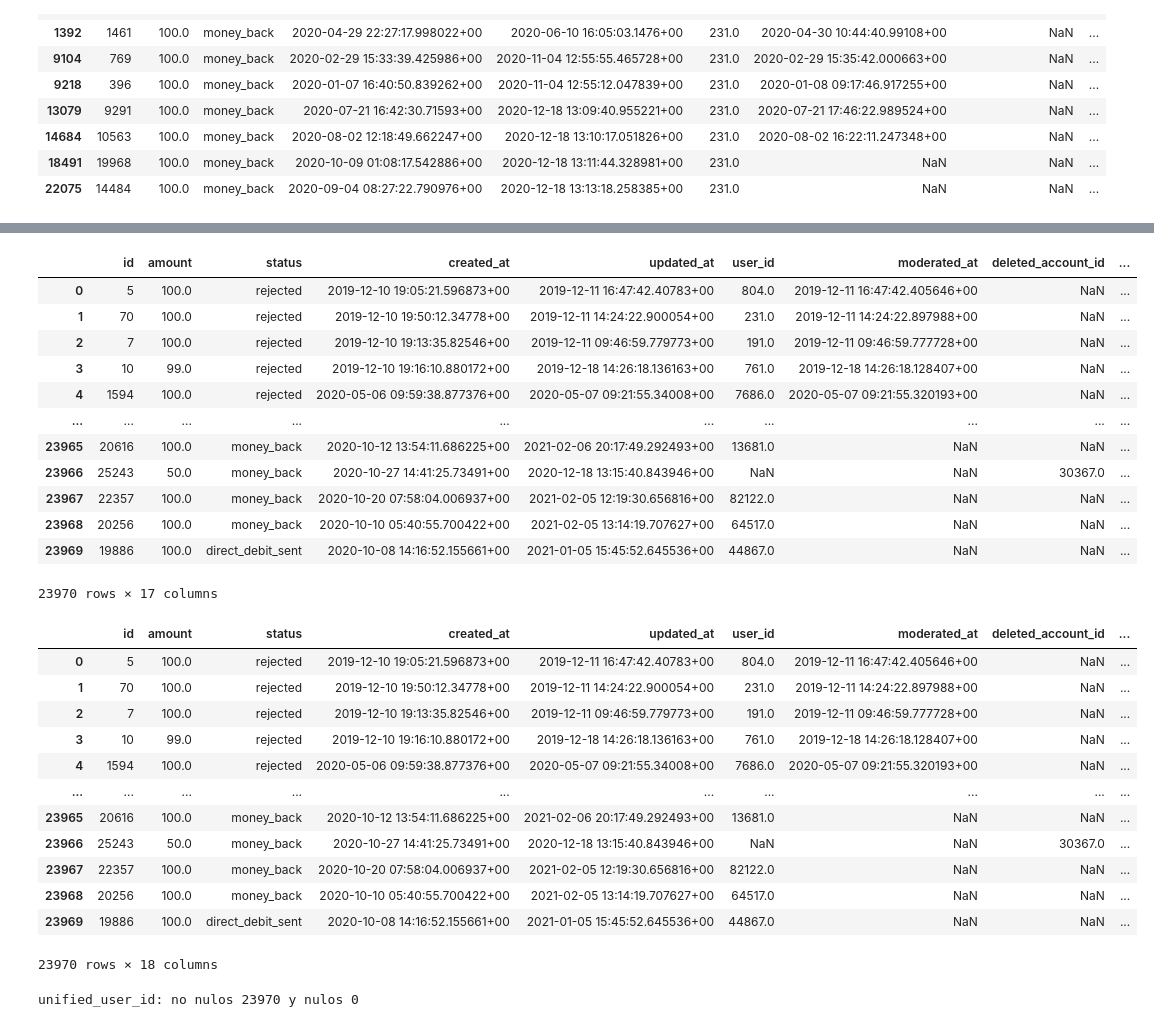
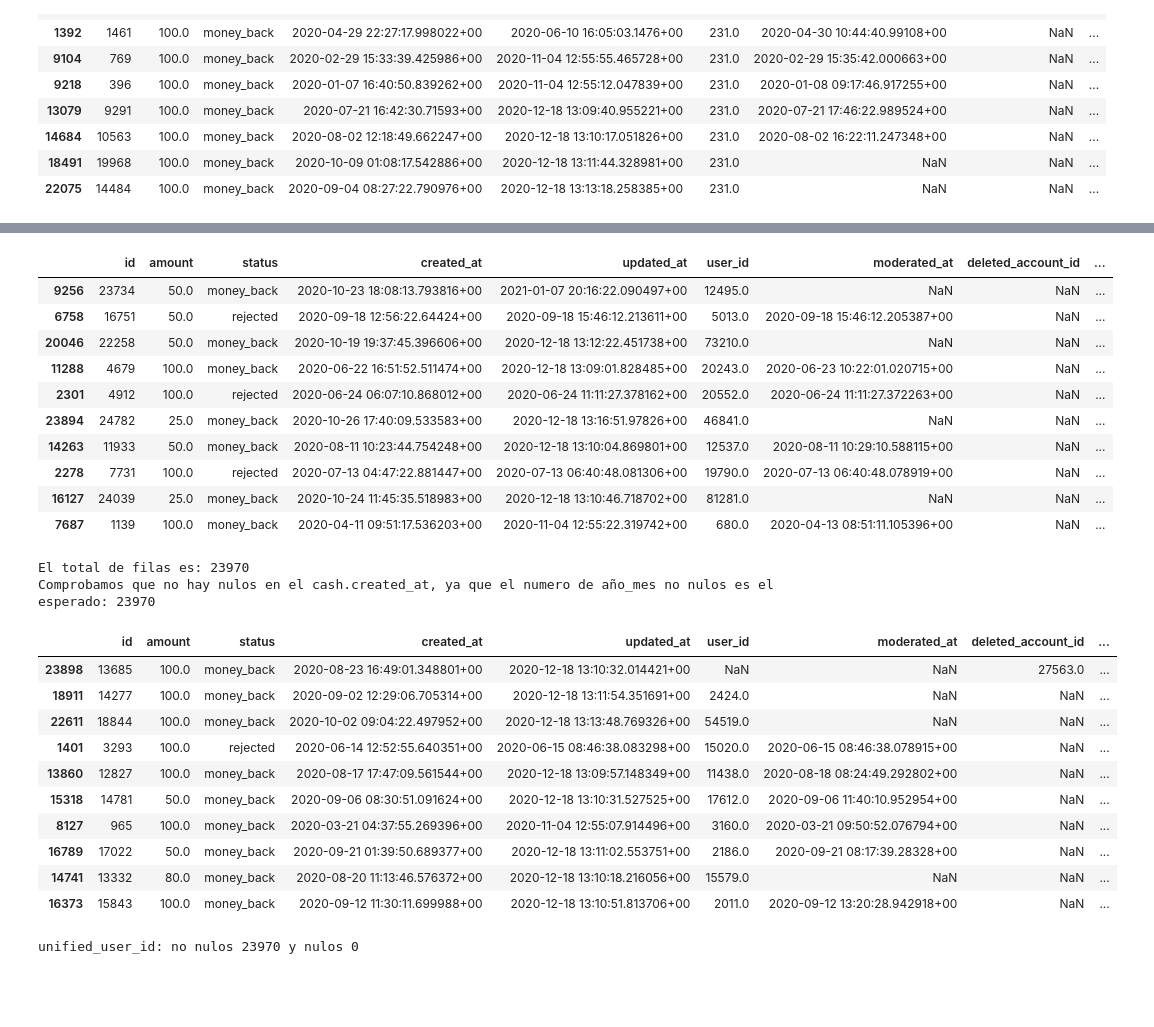
Before and after one commit to moiatgit/project-1-ironhack-payments-es, a Jupyter notebook: grupo3.ipynb, the cells around one changed output, grey strips where cells are left out. Saved outputs shown, nothing was run; the diff lists cells and outputs as text; code cells hidden in the pictures; blank space fills up the shorter version.

```diff
--- a/grupo3.ipynb
+++ b/grupo3.ipynb
@@ -276,42 +321,44 @@ Comprobamos que no hay nulos en el cash.created_at
 # %%
-# Creamos una columna con la cohorte en cash
-
-# cash['año_mes'] = cash['created_at'].dt.date  # versión alternativa que no funciona en todas las instalaciones
+# Creamos una columna con el año-mes
 
 cash['año_mes'] = pd.to_datetime(cash['created_at']).dt.strftime('%Y-%m')
-cash
+cash.sample(10)
 # %% [output]
 |  | id | amount | status | created_at | updated_at | user_id | moderated_at | deleted_account_id | ... |
-| 0 | 5 | 100.0 | rejected | 2019-12-10 19:05:21.596873+00 | 2019-12-11 16:47:42.40783+00 | 804.0 | 2019-12-11 16:47:42.405646+00 | NaN | ... |
-| 1 | 70 | 100.0 | rejected | 2019-12-10 19:50:12.34778+00 | 2019-12-11 14:24:22.900054+00 | 231.0 | 2019-12-11 14:24:22.897988+00 | NaN | ... |
-| 2 | 7 | 100.0 | rejected | 2019-12-10 19:13:35.82546+00 | 2019-12-11 09:46:59.779773+00 | 191.0 | 2019-12-11 09:46:59.777728+00 | NaN | ... |
-| 3 | 10 | 99.0 | rejected | 2019-12-10 19:16:10.880172+00 | 2019-12-18 14:26:18.136163+00 | 761.0 | 2019-12-18 14:26:18.128407+00 | NaN | ... |
-| 4 | 1594 | 100.0 | rejected | 2020-05-06 09:59:38.877376+00 | 2020-05-07 09:21:55.34008+00 | 7686.0 | 2020-05-07 09:21:55.320193+00 | NaN | ... |
-| ... | ... | ... | ... | ... | ... | ... | ... | ... | ... |
-| 23965 | 20616 | 100.0 | money_back | 2020-10-12 13:54:11.686225+00 | 2021-02-06 20:17:49.292493+00 | 13681.0 | NaN | NaN | ... |
-| 23966 | 25243 | 50.0 | money_back | 2020-10-27 14:41:25.73491+00 | 2020-12-18 13:15:40.843946+00 | NaN | NaN | 30367.0 | ... |
-| 23967 | 22357 | 100.0 | money_back | 2020-10-20 07:58:04.006937+00 | 2021-02-05 12:19:30.656816+00 | 82122.0 | NaN | NaN | ... |
-| 23968 | 20256 | 100.0 | money_back | 2020-10-10 05:40:55.700422+00 | 2021-02-05 13:14:19.707627+00 | 64517.0 | NaN | NaN | ... |
-| 23969 | 19886 | 100.0 | direct_debit_sent | 2020-10-08 14:16:52.155661+00 | 2021-01-05 15:45:52.645536+00 | 44867.0 | NaN | NaN | ... |
+| 9256 | 23734 | 50.0 | money_back | 2020-10-23 18:08:13.793816+00 | 2021-01-07 20:16:22.090497+00 | 12495.0 | NaN | NaN | ... |
+| 6758 | 16751 | 50.0 | rejected | 2020-09-18 12:56:22.64424+00 | 2020-09-18 15:46:12.213611+00 | 5013.0 | 2020-09-18 15:46:12.205387+00 | NaN | ... |
+| 20046 | 22258 | 50.0 | money_back | 2020-10-19 19:37:45.396606+00 | 2020-12-18 13:12:22.451738+00 | 73210.0 | NaN | NaN | ... |
+| 11288 | 4679 | 100.0 | money_back | 2020-06-22 16:51:52.511474+00 | 2020-12-18 13:09:01.828485+00 | 20243.0 | 2020-06-23 10:22:01.020715+00 | NaN | ... |
+| 2301 | 4912 | 100.0 | rejected | 2020-06-24 06:07:10.868012+00 | 2020-06-24 11:11:27.378162+00 | 20552.0 | 2020-06-24 11:11:27.372263+00 | NaN | ... |
+| 23894 | 24782 | 25.0 | money_back | 2020-10-26 17:40:09.533583+00 | 2020-12-18 13:16:51.97826+00 | 46841.0 | NaN | NaN | ... |
+| 14263 | 11933 | 50.0 | money_back | 2020-08-11 10:23:44.754248+00 | 2020-12-18 13:10:04.869801+00 | 12537.0 | 2020-08-11 10:29:10.588115+00 | NaN | ... |
+| 2278 | 7731 | 100.0 | rejected | 2020-07-13 04:47:22.881447+00 | 2020-07-13 06:40:48.081306+00 | 19790.0 | 2020-07-13 06:40:48.078919+00 | NaN | ... |
+| 16127 | 24039 | 25.0 | money_back | 2020-10-24 11:45:35.518983+00 | 2020-12-18 13:10:46.718702+00 | 81281.0 | NaN | NaN | ... |
+| 7687 | 1139 | 100.0 | money_back | 2020-04-11 09:51:17.536203+00 | 2020-11-04 12:55:22.319742+00 | 680.0 | 2020-04-13 08:51:11.105396+00 | NaN | ... |
-23970 rows × 17 columns
+# %%
+# 1a. Estudiamos cálculo de año-mes
+total_filas = len(cash)
+print(f"El total de filas es: {total_filas}")
+print("Comprobamos que no hay nulos en el cash.created_at, ya que el numero de año_mes no nulos es el esperado:", (len(cash["año_mes"])))
+# %% [output]
+El total de filas es: 23970
+Comprobamos que no hay nulos en el cash.created_at, ya que el numero de año_mes no nulos es el esperado: 23970
 # %%
-# Crear una columna que contenga el user_id y si es NaN, que contenga el deleted_account_id. Le llamamos: unified_user_id
+# 1b. Unificamos el user_id con el delete_account_id.
 cash['unified_user_id'] = cash['user_id'].fillna(cash['deleted_account_id'])
-cash
+cash.sample(10)
 # %% [output]
 |  | id | amount | status | created_at | updated_at | user_id | moderated_at | deleted_account_id | ... |
-| 0 | 5 | 100.0 | rejected | 2019-12-10 19:05:21.596873+00 | 2019-12-11 16:47:42.40783+00 | 804.0 | 2019-12-11 16:47:42.405646+00 | NaN | ... |
-| 1 | 70 | 100.0 | rejected | 2019-12-10 19:50:12.34778+00 | 2019-12-11 14:24:22.900054+00 | 231.0 | 2019-12-11 14:24:22.897988+00 | NaN | ... |
-| 2 | 7 | 100.0 | rejected | 2019-12-10 19:13:35.82546+00 | 2019-12-11 09:46:59.779773+00 | 191.0 | 2019-12-11 09:46:59.777728+00 | NaN | ... |
-| 3 | 10 | 99.0 | rejected | 2019-12-10 19:16:10.880172+00 | 2019-12-18 14:26:18.136163+00 | 761.0 | 2019-12-18 14:26:18.128407+00 | NaN | ... |
-| 4 | 1594 | 100.0 | rejected | 2020-05-06 09:59:38.877376+00 | 2020-05-07 09:21:55.34008+00 | 7686.0 | 2020-05-07 09:21:55.320193+00 | NaN | ... |
-| ... | ... | ... | ... | ... | ... | ... | ... | ... | ... |
-| 23965 | 20616 | 100.0 | money_back | 2020-10-12 13:54:11.686225+00 | 2021-02-06 20:17:49.292493+00 | 13681.0 | NaN | NaN | ... |
-| 23966 | 25243 | 50.0 | money_back | 2020-10-27 14:41:25.73491+00 | 2020-12-18 13:15:40.843946+00 | NaN | NaN | 30367.0 | ... |
-| 23967 | 22357 | 100.0 | money_back | 2020-10-20 07:58:04.006937+00 | 2021-02-05 12:19:30.656816+00 | 82122.0 | NaN | NaN | ... |
-| 23968 | 20256 | 100.0 | money_back | 2020-10-10 05:40:55.700422+00 | 2021-02-05 13:14:19.707627+00 | 64517.0 | NaN | NaN | ... |
-| 23969 | 19886 | 100.0 | direct_debit_sent | 2020-10-08 14:16:52.155661+00 | 2021-01-05 15:45:52.645536+00 | 44867.0 | NaN | NaN | ... |
+| 23898 | 13685 | 100.0 | money_back | 2020-08-23 16:49:01.348801+00 | 2020-12-18 13:10:32.014421+00 | NaN | NaN | 27563.0 | ... |
+| 18911 | 14277 | 100.0 | money_back | 2020-09-02 12:29:06.705314+00 | 2020-12-18 13:11:54.351691+00 | 2424.0 | NaN | NaN | ... |
+| 22611 | 18844 | 100.0 | money_back | 2020-10-02 09:04:22.497952+00 | 2020-12-18 13:13:48.769326+00 | 54519.0 | NaN | NaN | ... |
+| 1401 | 3293 | 100.0 | rejected | 2020-06-14 12:52:55.640351+00 | 2020-06-15 08:46:38.083298+00 | 15020.0 | 2020-06-15 08:46:38.078915+00 | NaN | ... |
+| 13860 | 12827 | 100.0 | money_back | 2020-08-17 17:47:09.561544+00 | 2020-12-18 13:09:57.148349+00 | 11438.0 | 2020-08-18 08:24:49.292802+00 | NaN | ... |
+| 15318 | 14781 | 50.0 | money_back | 2020-09-06 08:30:51.091624+00 | 2020-12-18 13:10:31.527525+00 | 17612.0 | 2020-09-06 11:40:10.952954+00 | NaN | ... |
+| 8127 | 965 | 100.0 | money_back | 2020-03-21 04:37:55.269396+00 | 2020-11-04 12:55:07.914496+00 | 3160.0 | 2020-03-21 09:50:52.076794+00 | NaN | ... |
+| 16789 | 17022 | 50.0 | money_back | 2020-09-21 01:39:50.689377+00 | 2020-12-18 13:11:02.553751+00 | 2186.0 | 2020-09-21 08:17:39.28328+00 | NaN | ... |
+| 14741 | 13332 | 80.0 | money_back | 2020-08-20 11:13:46.576372+00 | 2020-12-18 13:10:18.216056+00 | 15579.0 | NaN | NaN | ... |
+| 16373 | 15843 | 100.0 | money_back | 2020-09-12 11:30:11.699988+00 | 2020-12-18 13:10:51.813706+00 | 2011.0 | 2020-09-12 13:20:28.942918+00 | NaN | ... |
-23970 rows × 18 columns
 # %%
 # Comprobamos si han quedado NaNs en unified_user_id
 print(f"unified_user_id: no nulos {cash['unified_user_id'].notna().sum()} y nulos {cash['unified_user_id'].isna().sum()}")
```
Also changed, not shown: parts of 49 cells of this notebook.
